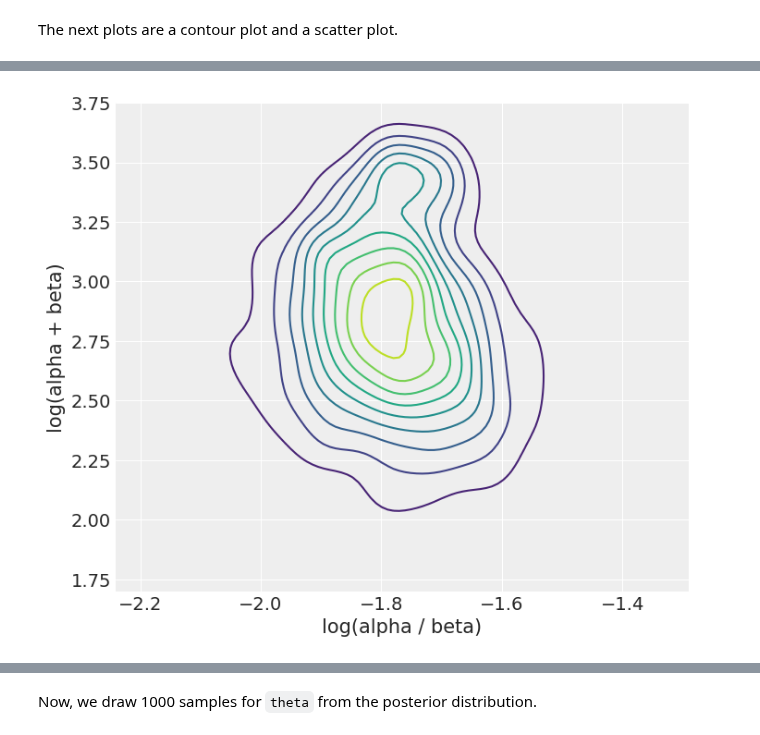
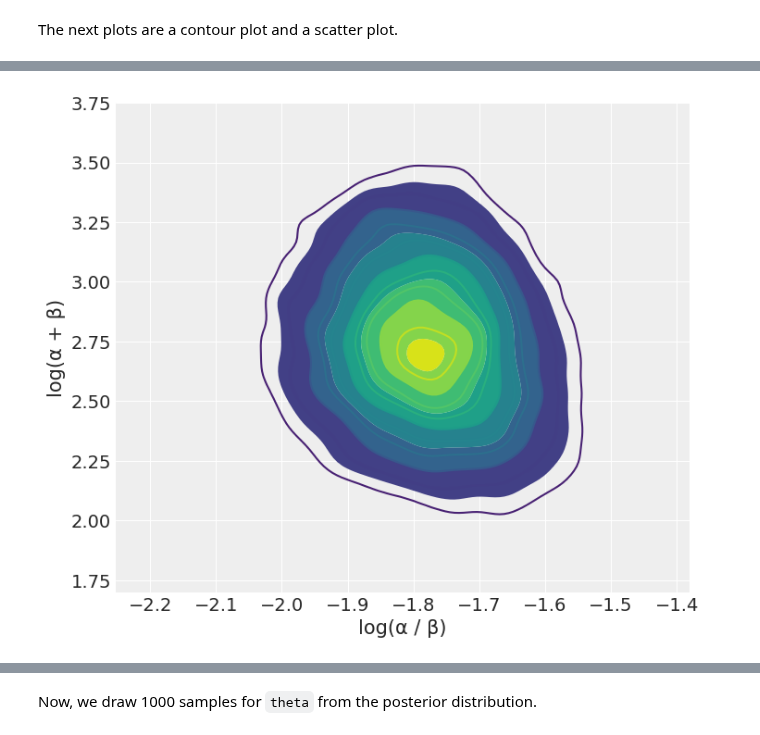
Before and after one commit to pymc-devs/pymc-resources, a Jupyter notebook: BDA3/chap_05.ipynb, the cells around one changed output, grey strips where cells are left out. Drawn from its saved outputs; the diff is of its cells as text; code cells hidden in the pictures.

```diff
--- a/BDA3/chap_05.ipynb
+++ b/BDA3/chap_05.ipynb
@@ -186,12 +191,15 @@ Attributes:
     inference_library:          pymc3
     inference_library_version:  3.8
 # %%
-fig, ax = plt.subplots(figsize=(8, 7))
-sns.kdeplot(np.log(alpha_trunc /  beta_trunc), np.log(alpha_trunc + beta_trunc),
-            cmap=plt.cm.viridis, n_levels=11, ax=ax)
-# ax.set_xlim(1.5, 2.1)
+dfig, ax = plt.subplots(figsize=(8, 7))
+
+az.plot_kde(values2=idata_10.posterior['log(alpha + beta)'], values=idata_10.posterior['log(alpha / beta)'], ax=ax,
+            contour=True, fill_last=False,
+            contour_kwargs={'levels': 10, 'colors': None, 'cmap': 'viridis'})
+
+ax.grid()
 ax.set_ylim(1.7, 3.75)
-ax.set_xlabel('log(alpha / beta)')
-ax.set_ylabel('log(alpha + beta)');
+ax.set_xlabel('log(α / β)')
+_ = ax.set_ylabel('log(α + β)')
 # %% [output]
-[figure, old version]
+[figure, new version]
```
Also changed, not shown: parts of 41 cells of this notebook.
